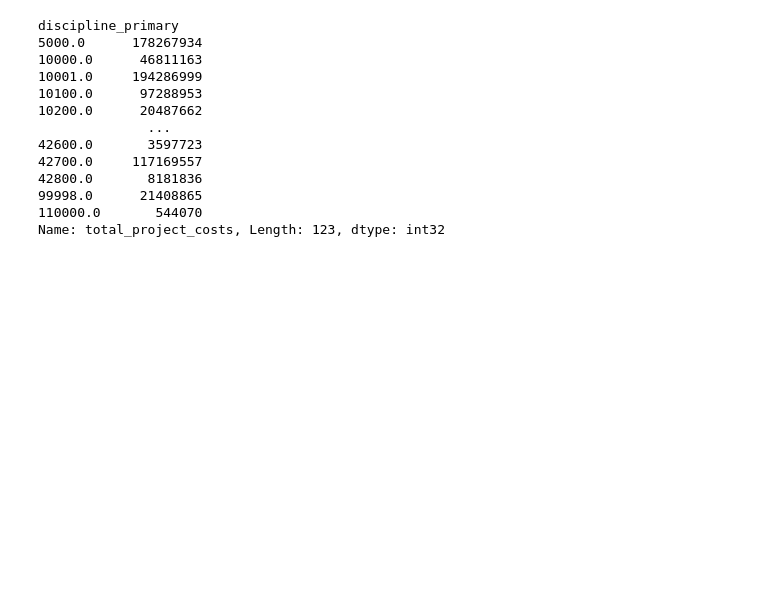
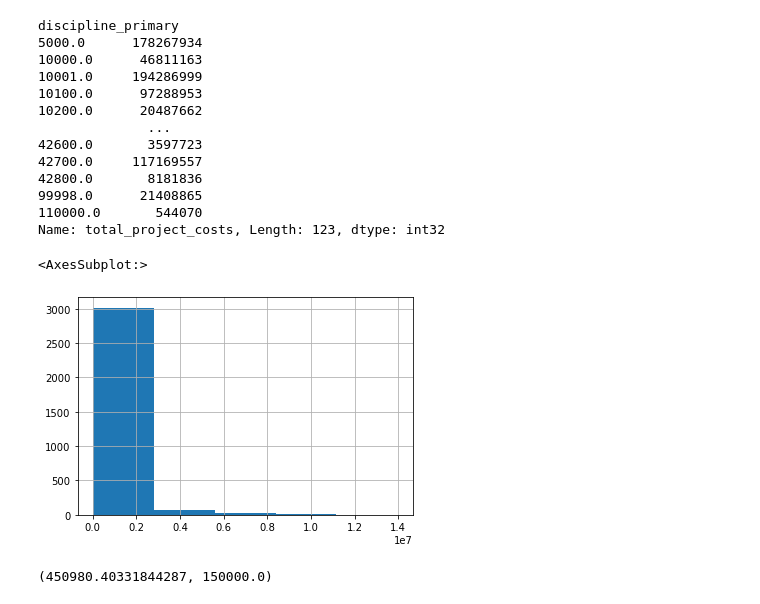
Before and after one commit to Amotagh/ORF, a Jupyter notebook: notebooks/2-exploratory-data-analysis.ipynb, the cells around one changed output. Drawn from its saved outputs; the diff is of its cells as text; code cells hidden in the pictures; blank space fills up the shorter version.

```diff
--- a/notebooks/2-exploratory-data-analysis.ipynb
+++ b/notebooks/2-exploratory-data-analysis.ipynb
@@ -166,3 +166,12 @@ discipline_primary
 99998.0      21408865
 110000.0       544070
 Name: total_project_costs, Length: 123, dtype: int32
+# %%
+df.ontario_commitment.hist(bins=5)
+# %% [output]
+<AxesSubplot:>
+[figure, added]
+# %%
+df.ontario_commitment.mean(),df.ontario_commitment.median()
+# %% [output]
+(450980.40331844287, 150000.0)
```
Also changed, not shown: parts of 4 cells of this notebook, 11 other files.
